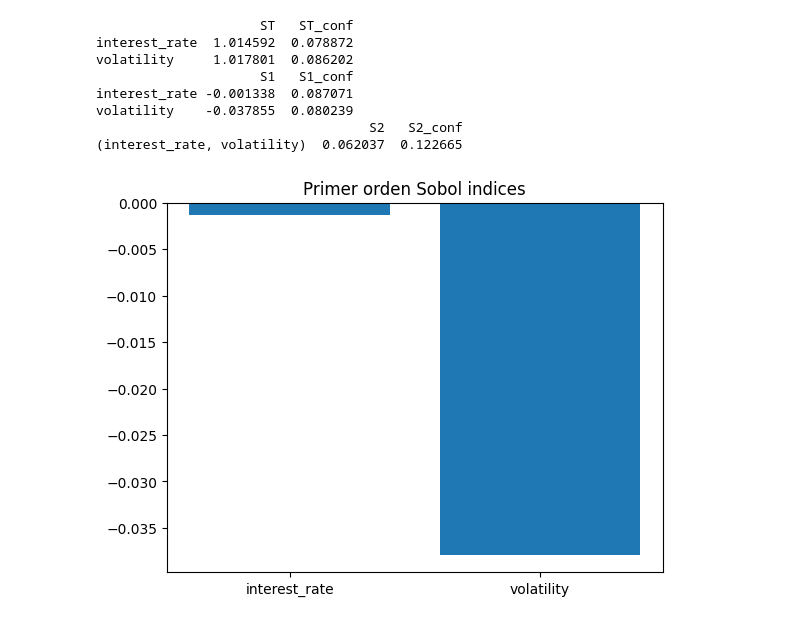
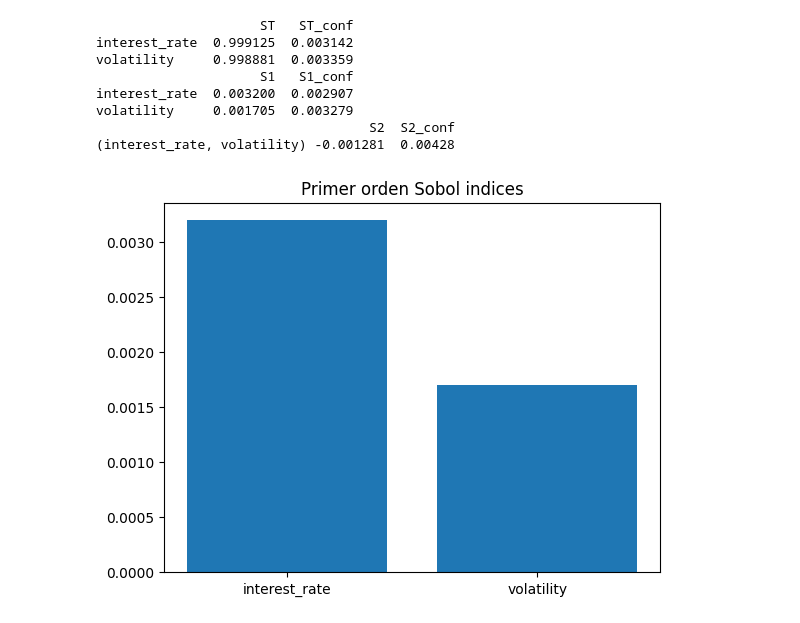
Before and after one commit to MaJu502/corto2_modsim, a Jupyter notebook: parte2.ipynb, the cells around one changed output. Drawn from its saved outputs; the diff is of its cells as text; code cells hidden in the pictures.

```diff
--- a/parte2.ipynb
+++ b/parte2.ipynb
@@ -3,41 +3,44 @@ import numpy as np
 import matplotlib.pyplot as plt
 from SALib.sample import saltelli
 from SALib.analyze import sobol
 
 np.random.seed(2023)
 
 num_simulations = 1000
 investment_horizon = 5
 discount_rate = 0.1
 
 def simulate_cash_flows(interest_rate, volatility):
-    cash_flows = np.random.normal(500000, 100000, size=(num_simulations, investment_horizon))
+    cash_flows = np.random.normal(500000, 100000 * volatility, size=(num_simulations, investment_horizon))
     discounted_cash_flows = cash_flows / (1 + discount_rate) ** np.arange(1, investment_horizon + 1)
     npv = np.sum(discounted_cash_flows, axis=1)
-    return np.mean(npv)
-
+    return npv
 
 problem = {
     'num_vars': 2,
     'names': ['interest_rate', 'volatility'],
     'bounds': [[0.05, 0.15], [0.1, 0.3]]
 }
 
 param_values = saltelli.sample(problem, num_simulations, calc_second_order=True)
-npv_values = np.array([simulate_cash_flows(ir, v) for ir, v in param_values])
+
+# Aquí generamos un único vector 1D que contiene todos los valores de NPV
+# Para cada combinación de parámetros de entrada.
+npv_values = np.concatenate([simulate_cash_flows(ir, v) for ir, v in param_values])
+
 si = sobol.analyze(problem, npv_values, print_to_console=True)
 
 plt.figure()
 plt.bar(['interest_rate', 'volatility'], si['S1'])
 plt.title('Primer orden Sobol indices')
 plt.show()
 # %% [output]
                      ST   ST_conf
-interest_rate  1.014592  0.078872
-volatility     1.017801  0.086202
+interest_rate  0.999125  0.003142
+volatility     0.998881  0.003359
                      S1   S1_conf
-interest_rate -0.001338  0.087071
-volatility    -0.037855  0.080239
-                                   S2   S2_conf
-(interest_rate, volatility)  0.062037  0.122665
+interest_rate  0.003200  0.002907
+volatility     0.001705  0.003279
+                                   S2  S2_conf
+(interest_rate, volatility) -0.001281  0.00428
-[figure, old version]
+[figure, new version]
```
Also changed, not shown: parts of 4 cells of this notebook.
